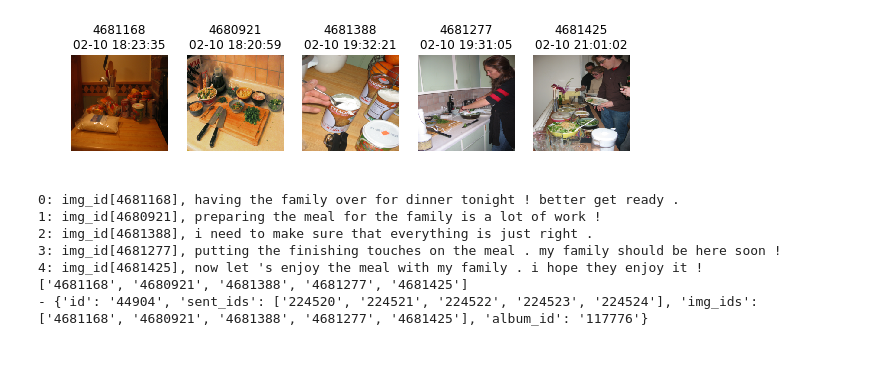
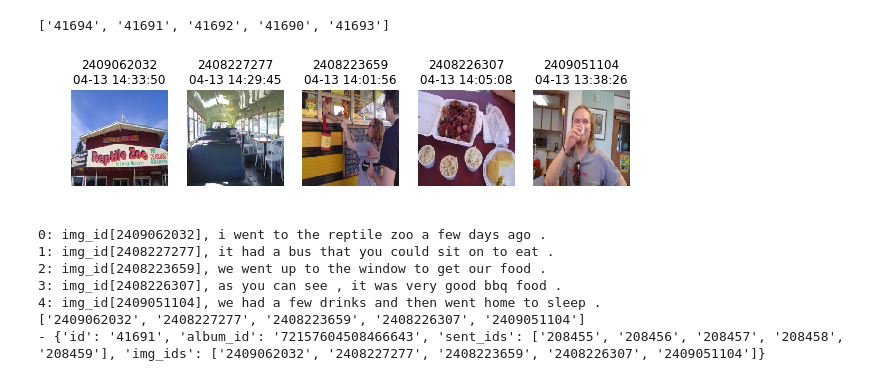
Before and after one commit to ThanosRoidis/projectAI-vsct, a Jupyter notebook: demo_vist_api.ipynb, the cells around one changed output. Drawn from its saved outputs; the diff is of its cells as text; code cells hidden in the pictures.

```diff
--- a/demo_vist_api.ipynb
+++ b/demo_vist_api.ipynb
@@ -16,7 +45,7 @@ Mapping for [Albums][Images][Stories][Sents] done.
 # %%
 sis.Albums.keys()
 # %%
-album_id = '117776'
+album_id = '72157604508466643'
 sis.show_album(album_id)
 album = sis.Albums[album_id]
 print (album)
@@ -26,15 +55,17 @@ print (album)
 # %%
 story_ids = sis.Albums[album_id]['story_ids']
-story_id = story_ids[0]
+print(story_ids)
+story_id = story_ids[1]
 sis.show_story(story_id)
 print (sis.Stories[story_id]['img_ids'])
 print ('-',sis.Stories[story_id])
 # %% [output]
+['41694', '41691', '41692', '41690', '41693']
-[figure, old version]
+[figure, new version]
-0: img_id[4681168], having the family over for dinner tonight ! better get ready .
-1: img_id[4680921], preparing the meal for the family is a lot of work !
-2: img_id[4681388], i need to make sure that everything is just right .
-3: img_id[4681277], putting the finishing touches on the meal . my family should be here soon !
-4: img_id[4681425], now let 's enjoy the meal with my family . i hope they enjoy it !
-['4681168', '4680921', '4681388', '4681277', '4681425']
-- {'id': '44904', 'sent_ids': ['224520', '224521', '224522', '224523', '224524'], 'img_ids': ['4681168', '4680921', '4681388', '4681277', '4681425'], 'album_id': '117776'}
+0: img_id[2409062032], i went to the reptile zoo a few days ago .
+1: img_id[2408227277], it had a bus that you could sit on to eat .
+2: img_id[2408223659], we went up to the window to get our food .
+3: img_id[2408226307], as you can see , it was very good bbq food .
+4: img_id[2409051104], we had a few drinks and then went home to sleep .
+['2409062032', '2408227277', '2408223659', '2408226307', '2409051104']
+- {'id': '41691', 'album_id': '72157604508466643', 'sent_ids': ['208455', '208456', '208457', '208458', '208459'], 'img_ids': ['2409062032', '2408227277', '2408223659', '2408226307', '2409051104']}
```
Also changed, not shown: parts of 5 cells of this notebook, 1 other file.
